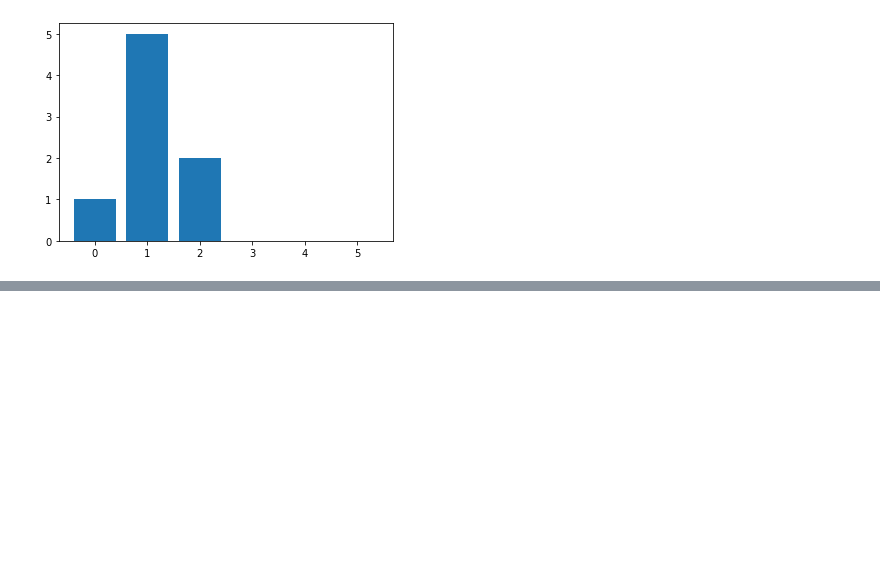
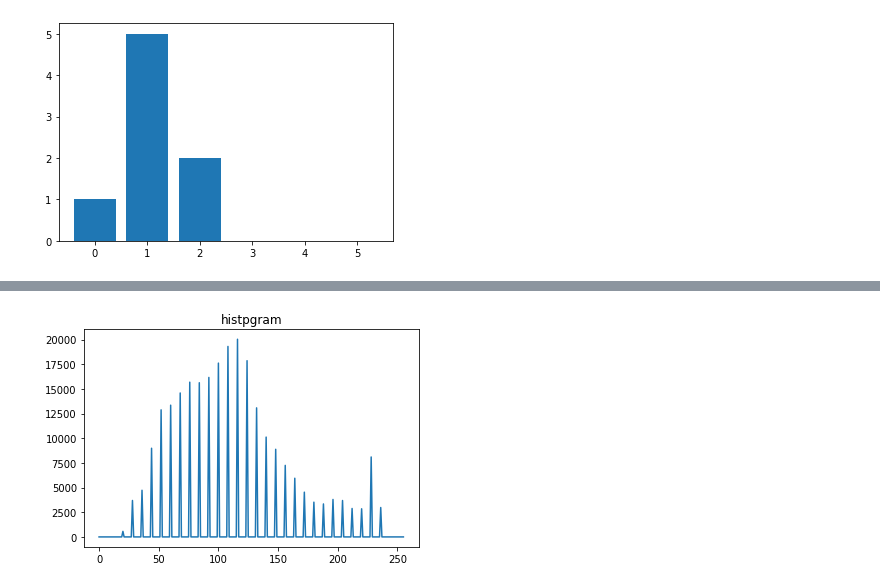
Before and after one commit to vinay030901/Machine-Learning, a Jupyter notebook: ComputerVision/histogramAnsIntensityTransformations.ipynb, the cells around one changed output, grey strips where cells are left out. Saved outputs shown, nothing was run; the diff lists cells and outputs as text; code cells hidden in the pictures; blank space fills up the shorter version.

```diff
--- a/ComputerVision/histogramAnsIntensityTransformations.ipynb
+++ b/ComputerVision/histogramAnsIntensityTransformations.ipynb
@@ -53,0 +81,6 @@ plt.show()
+# %%
+plt.plot(intensity_values,hist)
+plt.title("histpgram")
+plt.show()
+# %% [output]
+[figure, added]
```
Also changed, not shown: parts of 33 cells of this notebook, 2 other files.
